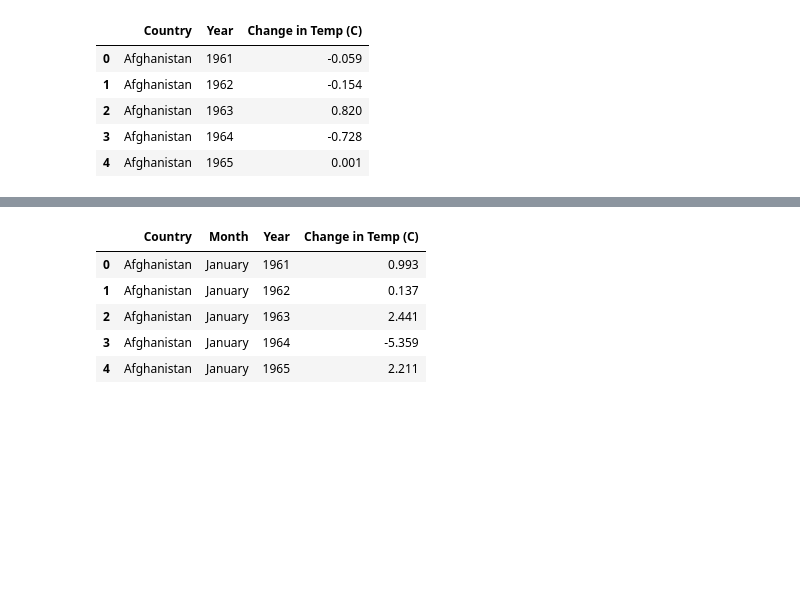
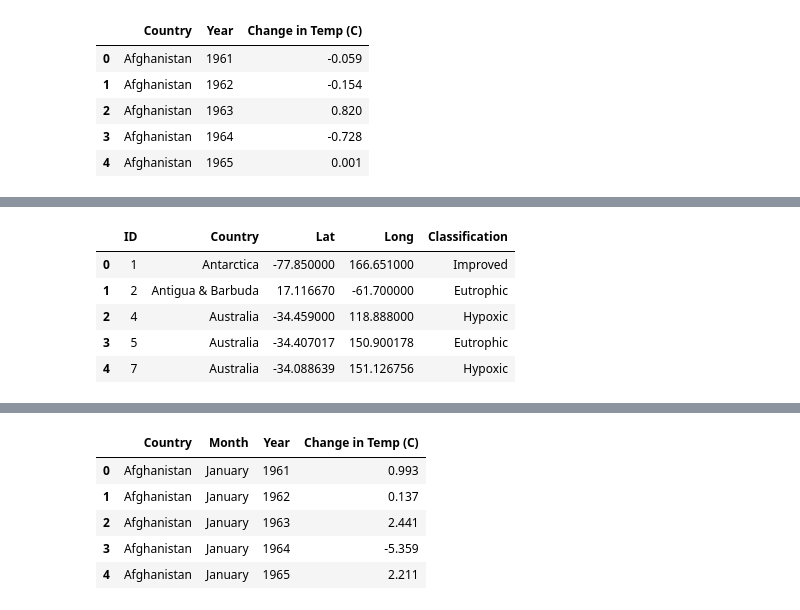
Before and after one commit to jenpusz/Project-2, a Jupyter notebook: engine.ipynb, the cells around one changed output, grey strips where cells are left out. Saved outputs shown, nothing was run; the diff lists cells and outputs as text; code cells hidden in the pictures; blank space fills up the shorter version.

```diff
--- a/engine.ipynb
+++ b/engine.ipynb
@@ -36,0 +48,11 @@ year_temp_df.head()
+# %%
+csv_file = "Final_CSVs/Eutrophication_Hypoxia_Coordinates.csv"
+eut_coord_df = pd.read_csv(csv_file)
+eut_coord_df.head()
+# %% [output]
+|  | ID | Country | Lat | Long | Classification |
+| 0 | 1 | Antarctica | -77.850000 | 166.651000 | Improved |
+| 1 | 2 | Antigua & Barbuda | 17.116670 | -61.700000 | Eutrophic |
+| 2 | 4 | Australia | -34.459000 | 118.888000 | Hypoxic |
+| 3 | 5 | Australia | -34.407017 | 150.900178 | Eutrophic |
+| 4 | 7 | Australia | -34.088639 | 151.126756 | Hypoxic |
```
Also changed, not shown: parts of 9 cells of this notebook.
